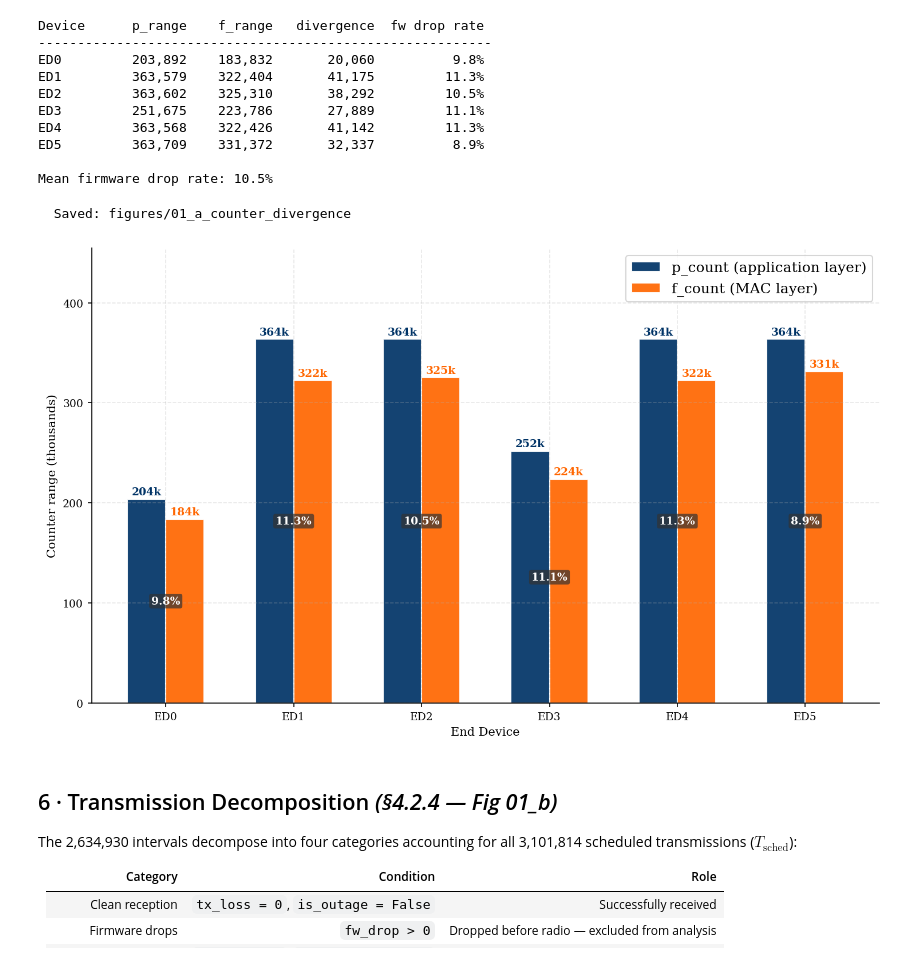
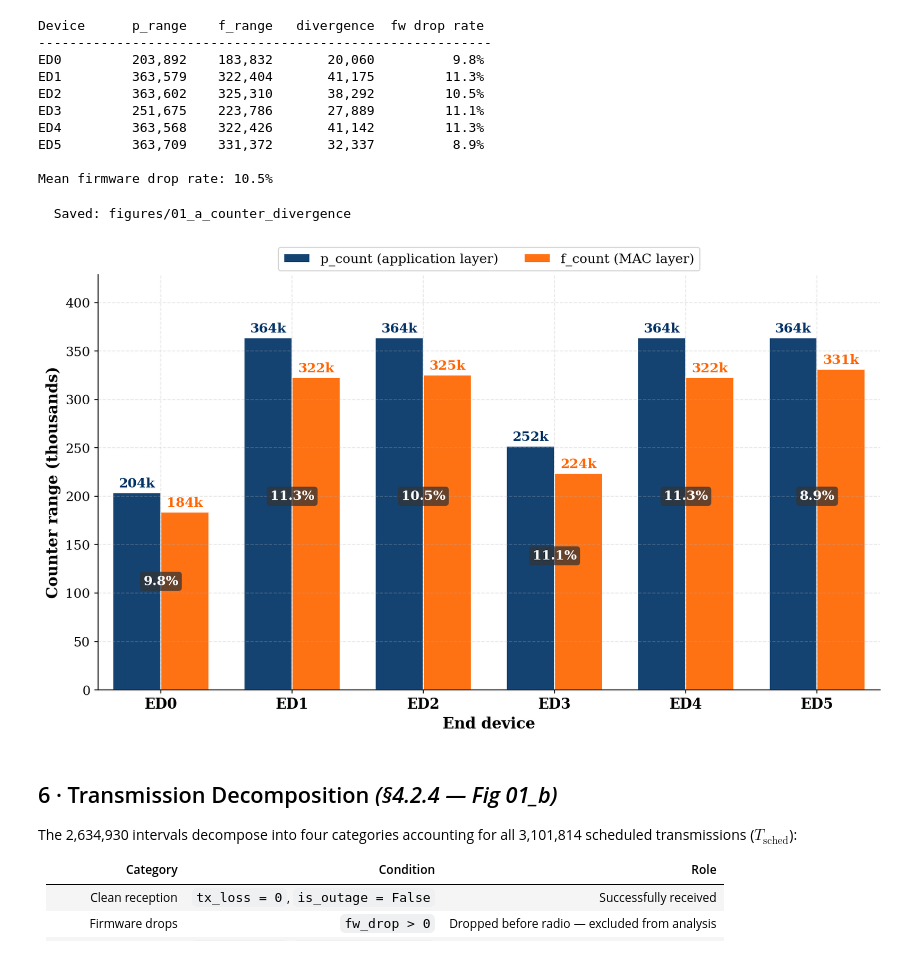
Before and after one commit to vincentmworia/Master-Thesis-Reliability-Analysis-of-Indoor-LoRaWAN-Links-using-packet-counter-reconstruction, a Jupyter notebook: notebooks/01_Packet-Counter_Reconstruction.ipynb, the cells around one changed output. Cells and saved outputs as stored; diff of their text form; code cells hidden in the pictures.

```diff
--- a/notebooks/01_Packet-Counter_Reconstruction.ipynb
+++ b/notebooks/01_Packet-Counter_Reconstruction.ipynb
@@ -45,9 +45,9 @@ RAW_CSV = DATA_DIR / '0_cleaned_dataset_Obiri_2025_v2.csv'
 OUT_CSV = DATA_DIR / '1_reconstructed.csv'
 
 plt.rcParams.update({
-    'font.family': 'serif', 'font.size': 10, 'axes.titlesize': 11,
-    'axes.labelsize': 10, 'xtick.labelsize': 9, 'ytick.labelsize': 9,
-    'legend.fontsize': 9, 'figure.dpi': 150, 'savefig.dpi': 300,
+    'font.family': 'serif', 'font.size': 12, 'axes.titlesize': 13,
+    'axes.labelsize': 13, 'xtick.labelsize': 12, 'ytick.labelsize': 12,
+    'legend.fontsize': 11, 'figure.dpi': 150, 'savefig.dpi': 300,
     'savefig.bbox': 'tight', 'axes.spines.top': False, 'axes.spines.right': False,
     'axes.grid': True, 'grid.alpha': 0.3, 'grid.linestyle': '--',
 })
@@ -422,53 +422,66 @@ Mean firmware drop rate: 10.5%
 # %%
 # Fig 01_a — p_count vs f_count divergence with fw drop rate annotated
 DEVICES_D = div['device_id'].tolist()
-x = np.arange(len(DEVICES_D))
+
+# bring device groups closer together
+x = np.arange(len(DEVICES_D)) * 0.82
 w = 0.3
 
-fig, ax = plt.subplots(figsize=(10, 6))
+fig, ax = plt.subplots(figsize=(11, 6.5))
 
-b1 = ax.bar(x - w / 2, div['p_range'] / 1000, w, color='#003366',
-            alpha=0.92, edgecolor='white', label='p_count (application layer)')
-b2 = ax.bar(x + w / 2, div['f_range'] / 1000, w, color='#FF6600',
-            alpha=0.92, edgecolor='white', label='f_count (MAC layer)')
+b1 = ax.bar(x - w / 2, div['p_range'] / 1000, w,
+            color='#003366', alpha=0.92, edgecolor='white',
+            label='p_count (application layer)')
+
+b2 = ax.bar(x + w / 2, div['f_range'] / 1000, w,
+            color='#FF6600', alpha=0.92, edgecolor='white',
+            label='f_count (MAC layer)')
 
 for bar_p, bar_f, row in zip(b1, b2, div.itertuples()):
     p_val = row.p_range / 1000
     f_val = row.f_range / 1000
 
     # p_count value on top
-    ax.text(bar_p.get_x() + bar_p.get_width() / 2, p_val + 2,
+    ax.text(bar_p.get_x() + bar_p.get_width() / 2, p_val + 3,
             f'{p_val:.0f}k', ha='center', va='bottom',
-            fontsize=9, color='#003366', fontweight='bold')
+            fontsize=12, color='#003366', fontweight='bold')
 
     # f_count value on top
-    ax.text(bar_f.get_x() + bar_f.get_width() / 2, f_val + 2,
+    ax.text(bar_f.get_x() + bar_f.get_width() / 2, f_val + 3,
             f'{f_val:.0f}k', ha='center', va='bottom',
-            fontsize=9, color='#FF6600', fontweight='bold')
+            fontsize=12, color='#FF6600', fontweight='bold')
 
-    # fw drop rate annotated between the two bars
+    # fw drop rate between the two bars
     mid_x = (bar_p.get_x() + bar_p.get_width() + bar_f.get_x()) / 2
-    ax.text(mid_x, max(p_val, f_val) * 0.5,
+    ax.text(mid_x, max(p_val, f_val) * 0.55,
             f'{row.pct:.1f}%', ha='center', va='center',
-            fontsize=9, fontweight='bold', color='white',
-            bbox=dict(boxstyle='round,pad=0.2',
-                      facecolor='#333333', alpha=0.7,
+            fontsize=12, fontweight='bold', color='white',
+            bbox=dict(boxstyle='round,pad=0.25',
+                      facecolor='#333333', alpha=0.75,
                       edgecolor='none'))
 
 ax.set_xticks(x)
-ax.set_xticklabels(DEVICES_D)
-ax.set_ylabel('Counter range (thousands)')
-ax.set_xlabel('End Device')
-# Added fontweight='bold' below
-# ax.set_title(f'p_count vs f_count Range per Device', fontweight='bold')
-ax.legend(fontsize=12, loc='upper right')
-ax.margins(y=0.25, x=0.05)
+ax.set_xticklabels(DEVICES_D, fontsize=13, fontweight='bold')
+ax.set_ylabel('Counter range (thousands)', fontsize=14, fontweight='bold')
+ax.set_xlabel('End device', fontsize=14, fontweight='bold')
+
+ax.tick_params(axis='y', labelsize=12)
+ax.tick_params(axis='x', labelsize=13)
+
+ax.legend(
+    fontsize=12,
+    loc='upper center',
+    bbox_to_anchor=(0.5, 1.08),
+    ncol=2,
+    frameon=True
+)
+ax.margins(y=0.18, x=0.02)
 
 fig.tight_layout()
 save_fig(fig, '01_a_counter_divergence')
 # %% [output]
   Saved: figures/01_a_counter_divergence
-[figure, old version]
+[figure, new version]
 # %% [markdown]
 ## 6 · Transmission Decomposition  *(§4.2.4 — Fig 01_b)*
 
```
Also changed, not shown: parts of 4 cells of this notebook, 4 other files.
